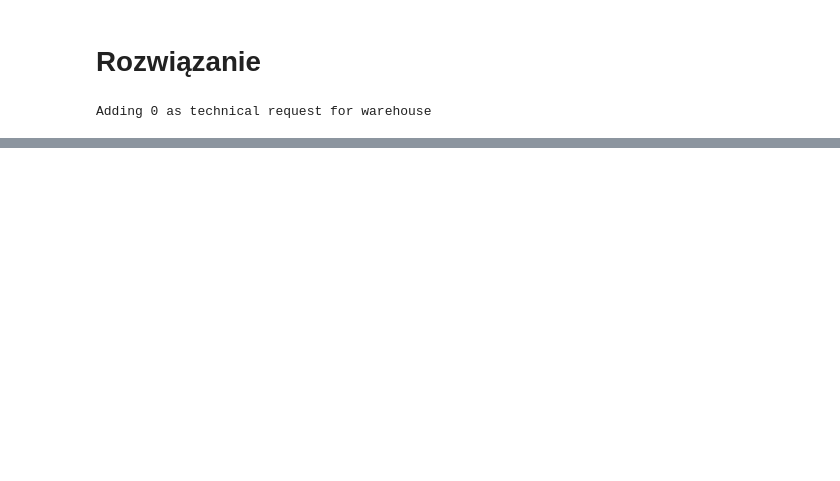
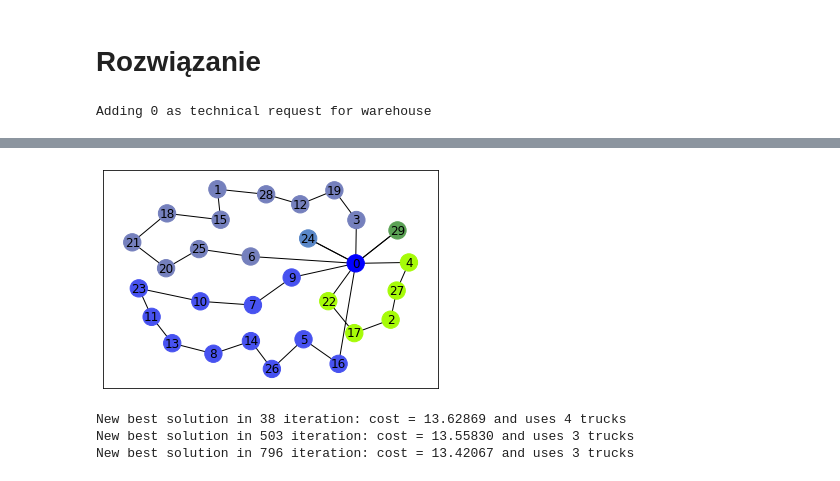
Before and after one commit to PrzeChoj/MSI2, a Jupyter notebook: project1/Python/Test_of_ant_colony.ipynb, the cells around one changed output, grey strips where cells are left out. Saved outputs shown, nothing was run; the diff lists cells and outputs as text; code cells hidden in the pictures; blank space fills up the shorter version.

```diff
--- a/project1/Python/Test_of_ant_colony.ipynb
+++ b/project1/Python/Test_of_ant_colony.ipynb
@@ -383,0 +431,10 @@ plot_solution(antColony)
+# %%
+plot_solution(antColony)
+# %% [output]
+[figure, added]
+# %%
+antColony.optimize(1000, print_progress=True, new=False)
+# %% [output]
+New best solution in 38 iteration: cost = 13.62869 and uses 4 trucks
+New best solution in 503 iteration: cost = 13.55830 and uses 3 trucks
+New best solution in 796 iteration: cost = 13.42067 and uses 3 trucks
```
Also changed, not shown: parts of 23 cells of this notebook, 1 other file.
